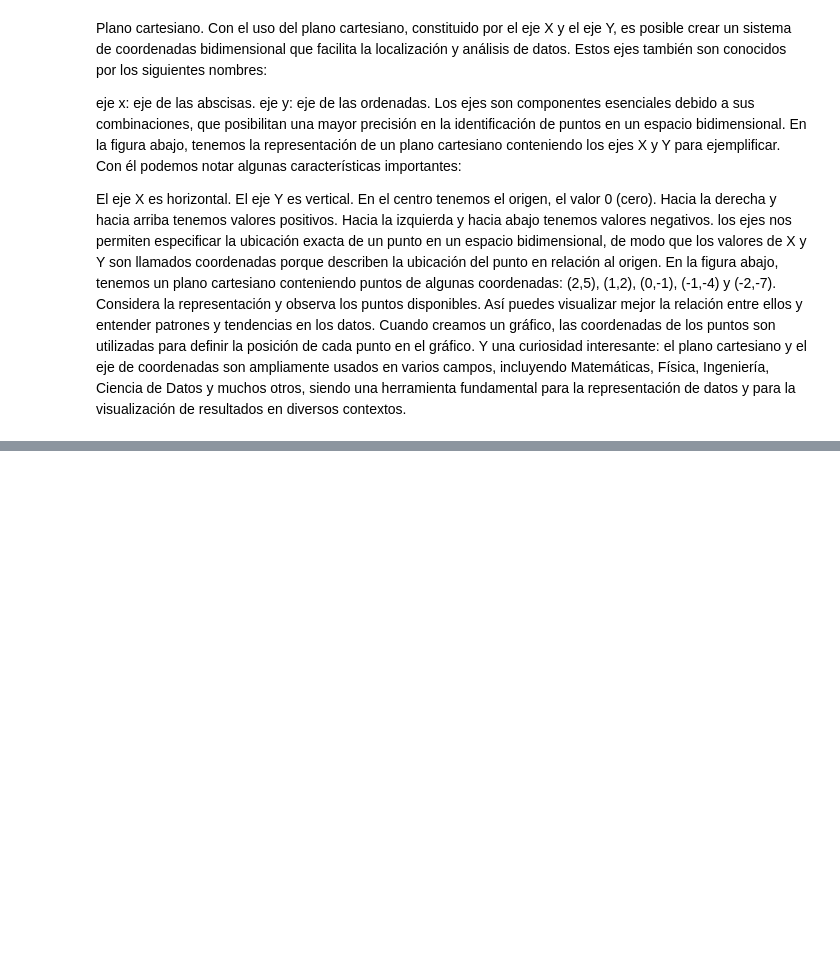
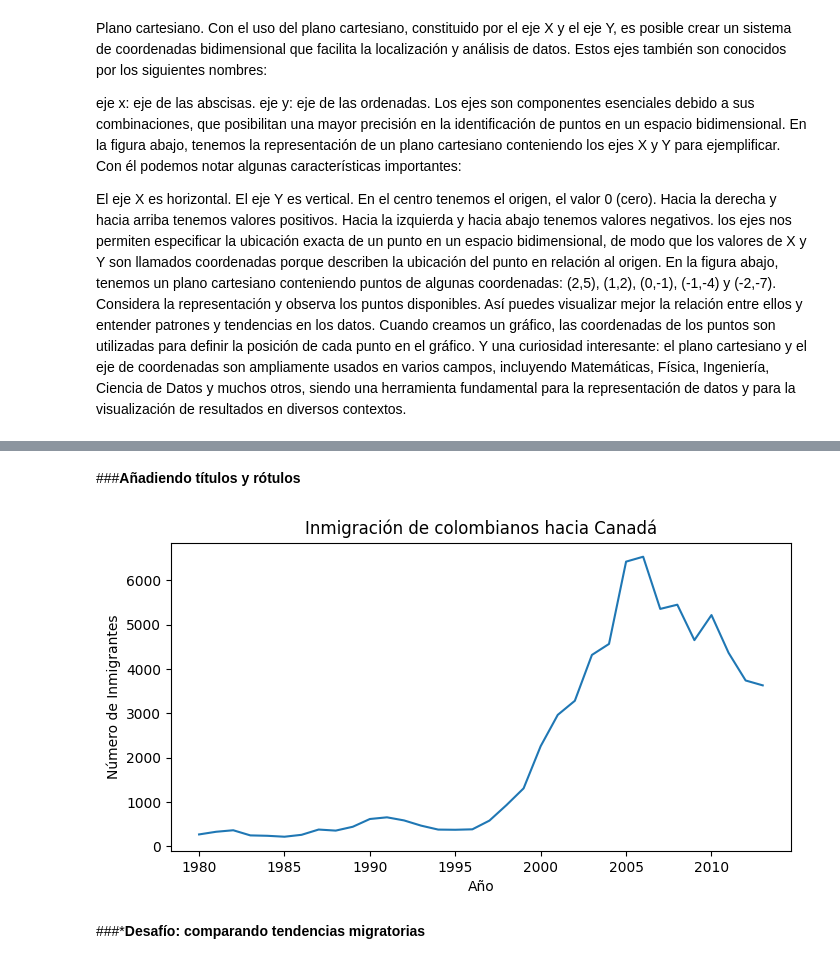
Before and after one commit to evs-11/Visualizacion-de-datos-con-bibliotecas-de-python, a Jupyter notebook: visualizacion_de_datos_con_python.ipynb, the cells around one changed output, grey strips where cells are left out. Drawn from its saved outputs; the diff is of its cells as text; code cells hidden in the pictures; blank space fills up the shorter version.

```diff
--- a/visualizacion_de_datos_con_python.ipynb
+++ b/visualizacion_de_datos_con_python.ipynb
@@ -174,0 +192,20 @@ Cuando creamos un gráfico, las coordenadas de los puntos son utilizadas para de
+# %% [markdown]
+###**Añadiendo títulos y rótulos**
+# %%
+# todos con el comandos utilizando el módulo plt
+
+plt.figure(figsize=(8,4))
+plt.plot(datos_col['Año'],datos_col['Inmigrantes'])
+plt.xticks(['1980','1985','1990','1995','2000','2005','2010'])
+# Para colocar el título a lo anterior
+plt.title('Inmigración de colombianos hacia Canadá')
+# Etiqueta para el eje X
+plt.xlabel('Año')
+# Etiqueta eje Y
+plt.ylabel('Número de Inmigrantes')
+# show debe ser el último comando
+plt.show()
+# %% [output]
+[figure, added]
+# %% [markdown]
+###***Desafío: comparando tendencias migratorias**
```
Also changed, not shown: parts of 22 cells of this notebook.
